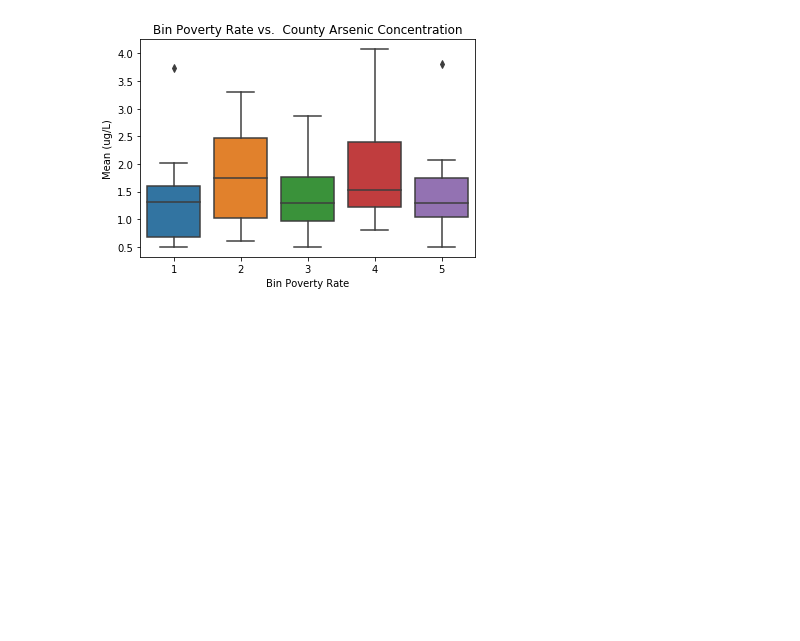
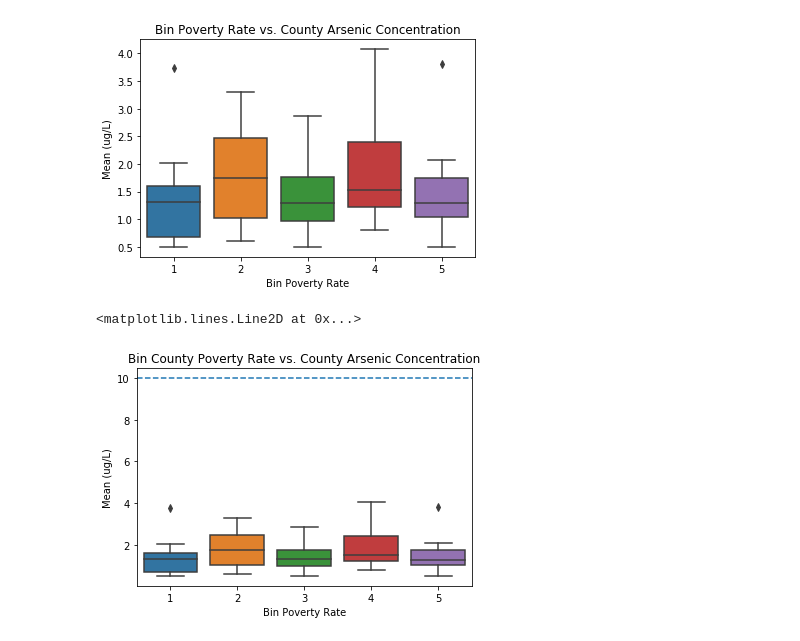
Before and after one commit to bkaczmarczik28/MN-Drinking-Water-Quality, a Jupyter notebook: Arsenic 2017 PovertyByCounty.ipynb, the cells around one changed output. Saved outputs shown, nothing was run; the diff lists cells and outputs as text; code cells hidden in the pictures; blank space fills up the shorter version.

```diff
--- a/PovertyByCounty.ipynb
+++ b/Arsenic 2017 PovertyByCounty.ipynb
@@ -389 +389,11 @@ Text(0.5, 1.0, 'Bin Poverty Rate vs.  County Arsenic Concentration')
 [figure]
+# %%
+#The highest level of a contaminant that the EPA allows in public drinking water systems.
+#The EPA sets MCLs at levels that are economically and technologically feasible.
+#Arsenic: 10 micrograms per liter (µg/L)
+ax=sns.boxplot(x=county_combined["Bin Poverty Rate"], y=county_combined["Mean (ug/L)"])
+ax.axes.set_title("Bin County Poverty Rate vs. County Arsenic Concentration")
+ax.axhline(10, ls='--')
+# %% [output]
+<matplotlib.lines.Line2D at 0x...>
+[figure, added]
```
Also changed, not shown: parts of 2 cells of this notebook.
